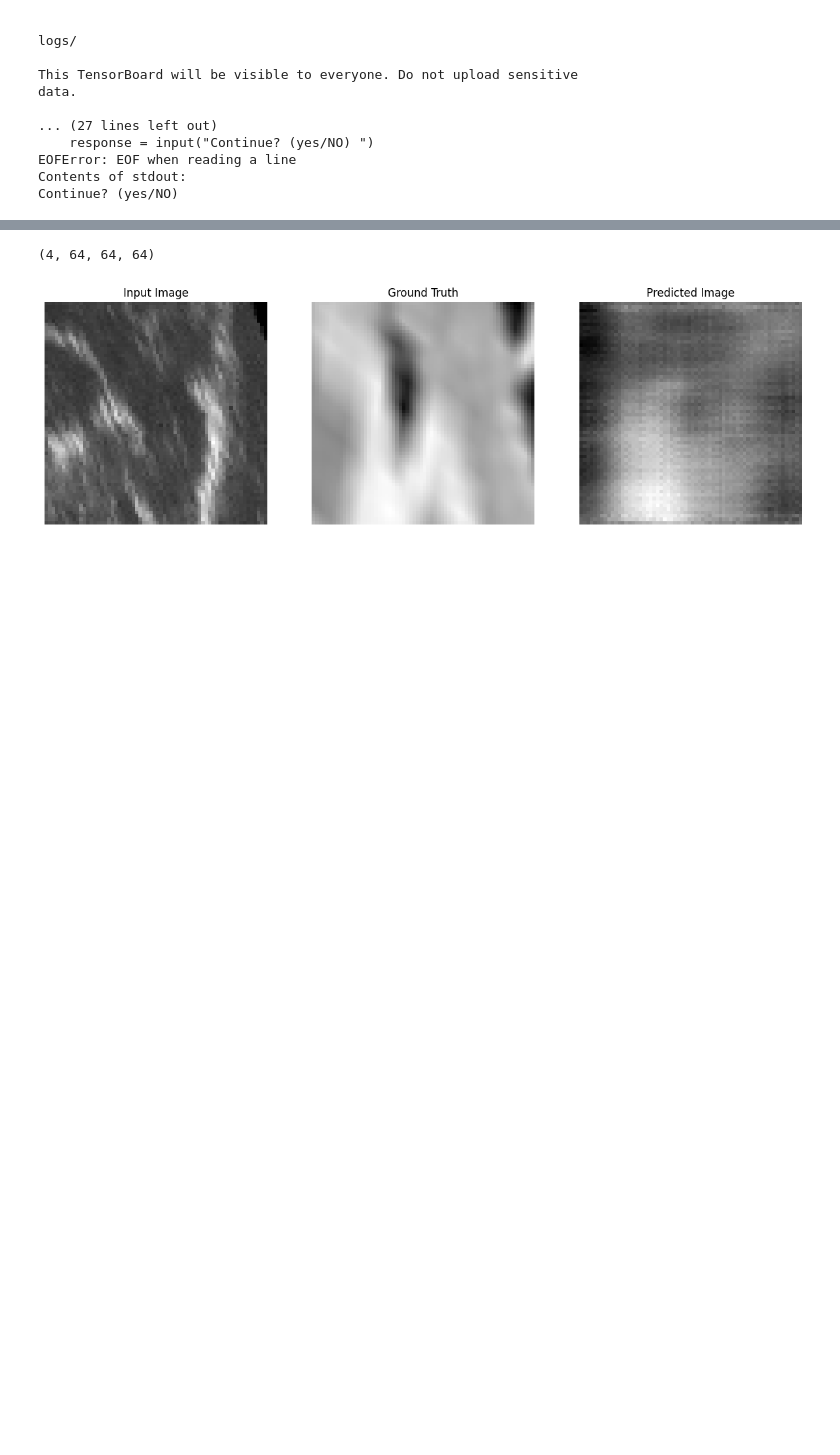
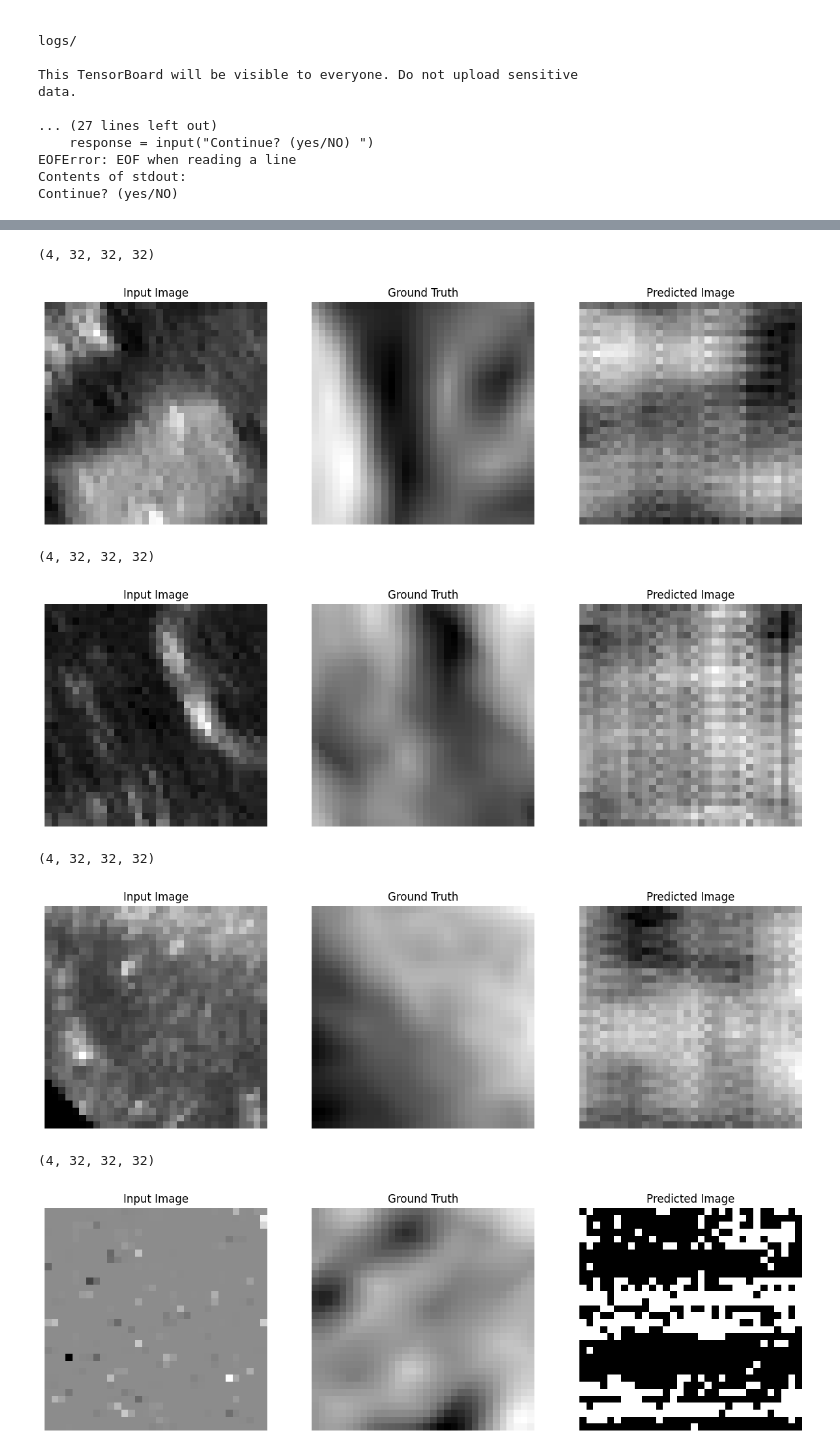
Before and after one commit to shubhamcodez/BrainVoxGen, a Jupyter notebook: VoxGen.ipynb, the cells around one changed output, grey strips where cells are left out. Cells and saved outputs as stored; diff of their text form; code cells hidden in the pictures; blank space fills up the shorter version.

```diff
--- a/VoxGen.ipynb
+++ b/VoxGen.ipynb
@@ -237,3 +237,7 @@ def random_jitter(input_image, real_image):
         input_image = tf.image.flip_left_right(input_image)
         real_image = tf.image.flip_left_right(real_image)
     return input_image, real_image
+# %%
+x,y = normalize(train_mri_arrays[0], train_ultrasound_arrays[0])
+print(train_mri_arrays[0].min(), train_ultrasound_arrays[0].min(), x.min(), y.min())
+print(train_mri_arrays[0].max(), train_ultrasound_arrays[0].max(), x.max(), y.max())
@@ -317,19 +324,20 @@ print (up_result.shape)
 # %%
 def Generator():
-    inputs = tf.keras.layers.Input(shape=[64, 64, 64])
+    inputs = tf.keras.layers.Input(shape=[32, 32, 32])
 
     down_stack = [
-    downsample(64, 4, apply_batchnorm=False),  # (batch_size, 128, 128, 64)
-    downsample(128, 4),  # (batch_size, 64, 64, 128)
+    downsample(16, 4, apply_batchnorm=False),
+    downsample(64, 4),  # (batch_size, 128, 128, 64)
+    #downsample(128, 4),  # (batch_size, 64, 64, 128)
     downsample(256, 4),  # (batch_size, 32, 32, 256)
     downsample(512, 4),  # (batch_size, 16, 16, 512)
-    downsample(512, 4),  # (batch_size, 8, 8, 512)
-    downsample(512, 4),  # (batch_size, 4, 4, 512)
+    #downsample(512, 4),  # (batch_size, 8, 8, 512)
+    #downsample(512, 4),  # (batch_size, 4, 4, 512)
     #downsample(512, 4),  # (batch_size, 2, 2, 512)
   ]
 
     up_stack = [
-    upsample(512, 4, apply_dropout=True),  # (batch_size, 2, 2, 1024)
+    #upsample(512, 4, apply_dropout=True),  # (batch_size, 2, 2, 1024)
     upsample(512, 4, apply_dropout=True),  # (batch_size, 4, 4, 1024)
     upsample(512, 4, apply_dropout=True),  # (batch_size, 8, 8, 1024)
     upsample(512, 4),  # (batch_size, 16, 16, 1024)
@@ -466,8 +474,8 @@ def generate_images(model, test_input, tar, save=False):
             output_filename = os.path.join(output_path, f"{counter}.nii")
             test_filename = os.path.join(test_path, f"{counter}.nii")
 
-            output_img = nib.Nifti1Image(pred.numpy(), affine=input_img_affines[counter])
-            original_img = nib.Nifti1Image(tar[counter].numpy(),affine=input_img_affines[counter])
+            output_img = nib.Nifti1Image(pred.numpy(), affine=input_img_affines[counter%len(input_img_affines)])
+            original_img = nib.Nifti1Image(tar[counter%len(input_img_affines)].numpy(),affine=input_img_affines[counter%len(input_img_affines)])
 
             nib.save(output_img, output_filename)
             nib.save(original_img, test_filename)
@@ -560,4 +566,4 @@ Reusing TensorBoard on port 6006 (pid 4732), started 18:03:23 ago. (Use '!kill 4
 # %%
 from IPython import display
 counter = 0
-fit(train_dataset, test_dataset, steps=20000)
+#fit(train_dataset, test_dataset, steps=50000)
@@ -595,10 +600,16 @@ display.IFrame(
 [interactive output not drawn]
 # %%
 # Run the trained model on a few examples from the test set
-counter=0
-for inp, tar in test_dataset.take(1):
+counter = 0
+for inp, tar in test_dataset.take(4):
     print(inp.shape)
     generate_images(generator, inp, tar, save = True)
 # %% [output]
-(4, 64, 64, 64)
+(4, 32, 32, 32)
-[figure, old version]
+[figure, new version]
+(4, 32, 32, 32)
+[figure, added]
+(4, 32, 32, 32)
+[figure, added]
+(4, 32, 32, 32)
+[figure, added]
```
Also changed, not shown: parts of 17 cells of this notebook, 36 other files.
